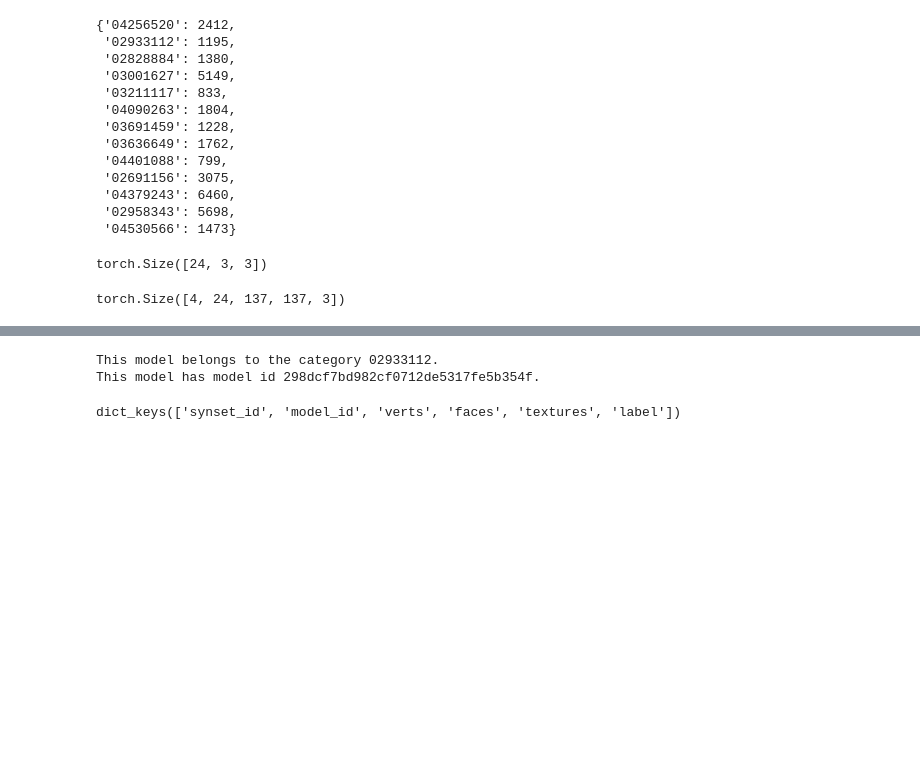
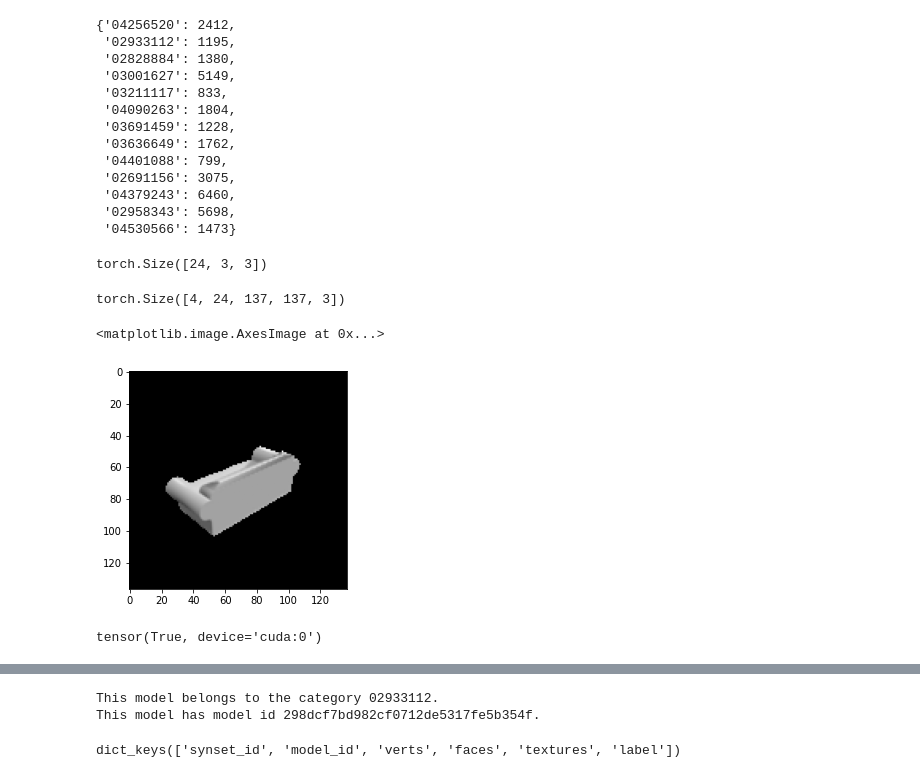
Before and after one commit to charleslin4/3d-recon, a Jupyter notebook: notebooks/load_data.ipynb, the cells around one changed output, grey strips where cells are left out. Cells and saved outputs as stored; diff of their text form; code cells hidden in the pictures; blank space fills up the shorter version.

```diff
--- a/notebooks/load_data.ipynb
+++ b/notebooks/load_data.ipynb
@@ -43,7 +43,7 @@ shapenet_dataset.synset_num_models
 # %%
 R2N2_PATH = "/iris/u/clin/code/cs231n-project/data/ShapeNet/"
 SPLITS_PATH = "/iris/u/clin/code/cs231n-project/data/ShapeNet/ShapeNetRendering/pix2mesh_splits_val05.json"
-r2n2_dataset = R2N2("train", SHAPENET_PATH, R2N2_PATH, SPLITS_PATH, return_voxels=False)
+r2n2_dataset = R2N2("val", SHAPENET_PATH, R2N2_PATH, SPLITS_PATH, return_voxels=False)
 # %% [output]
  category    #instances
 -----------  ------------
@@ -82,8 +82,23 @@ r2n2_dataset[0]['R'].shape
 # %% [output]
 torch.Size([24, 3, 3])
 # %%
-loader = DataLoader(r2n2_dataset, batch_size=4, collate_fn=collate_batched_R2N2)
+loader = DataLoader(r2n2_dataset, batch_size=1, collate_fn=collate_batched_R2N2)
 # %%
 next(iter(loader))['images'].shape
 # %% [output]
 torch.Size([4, 24, 137, 137, 3])
+# %%
+batch = next(iter(loader))
+
+image = batch['images'][0, 0]
+R = batch['R'][0, 0]
+T = batch['T'][0, 0]
+K = batch['K'][0, 0]
+mesh = batch['mesh'][0]
+# %%
+import matplotlib.pyplot as plt
+
+plt.imshow(image)
+# %% [output]
+<matplotlib.image.AxesImage at 0x...>
+[figure, added]
@@ -89,0 +130,4 @@ torch.Size([4, 24, 137, 137, 3])
+# %%
+(image[0, :, :, 0] == image[0, :, :, 2]).all()
+# %% [output]
+tensor(True, device='cuda:0')
```
Also changed, not shown: parts of 5 cells of this notebook, 6 other files.
